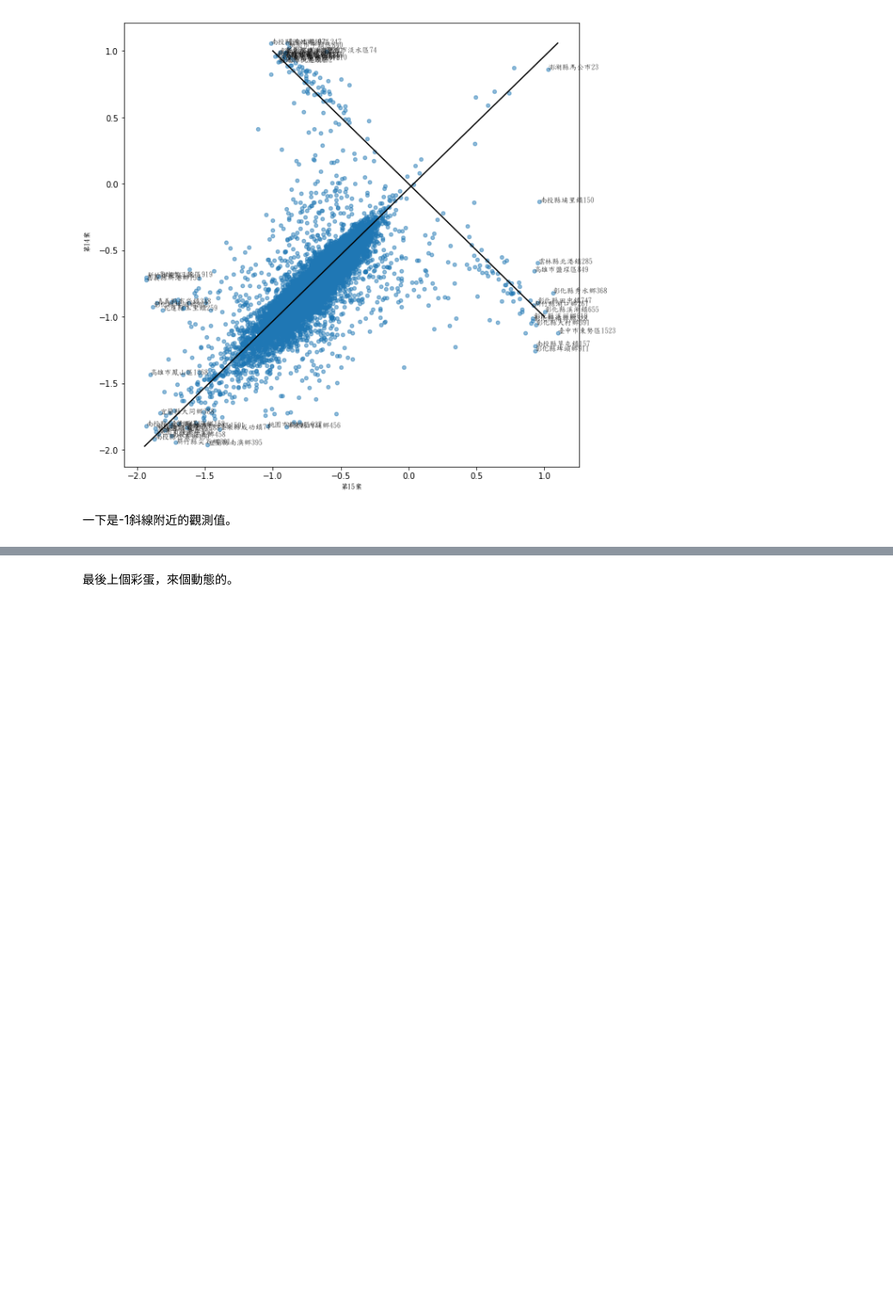
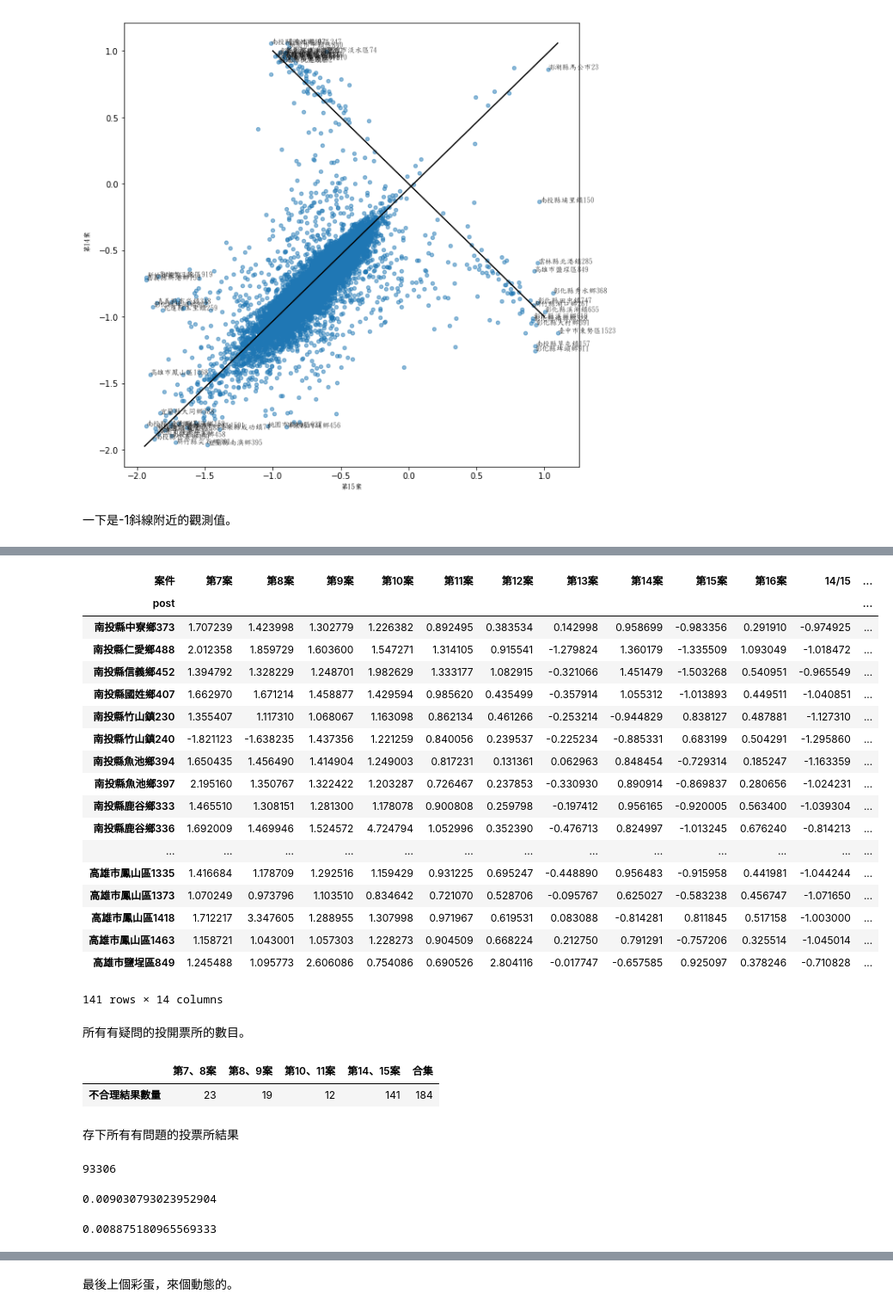
Before and after one commit to shevajia/TaiwanReferendum, a Jupyter notebook: TaiwanReferendum2018.ipynb, the cells around one changed output, grey strips where cells are left out. Shown at 86% size. Drawn from its saved outputs; the diff is of its cells as text; code cells hidden in the pictures; blank space fills up the shorter version.

```diff
--- a/TaiwanReferendum2018.ipynb
+++ b/TaiwanReferendum2018.ipynb
@@ -85,6 +33,7 @@ $\log(\frac{\#\text{yes}}{\#\text{no}})$，也就是邏輯迴歸中的log odds.
 # %%
 DF['odds'] = (DF['同意票數']+0.1)/(DF['不同意票數'] + 0.1)
 DF['log_odds'] = np.log(DF.odds)
+DF['post'] = DF['縣市'] + DF['鄉鎮市區'] +  DF['編號'].astype('str')
 # %% [markdown]
 我之前的分析發現金門和連江的鄉鎮的開票結果相較台灣和澎湖的結果極端，所以先排除金門和連江的觀測值。
 # %%
@@ -263,0 +183,7 @@ selected[(selected.iloc[:,-2]/selected.iloc[:,-3] > -1.1) & (selected.iloc[:,-2]
+# %%
+WDF_all = DF.pivot(index='post', columns='案件', values='log_odds')
+W = WDF_all.iloc[:,[7,8,9,0,1,2,3,4,5,6]]
+W['14/15'] = W['第14案']/ W['第15案']
+W['7/8']= W['第7案']/ W['第8案']
+W['8/9']= W['第8案']/ W['第9案']
+W['10/11']= W['第10案']/ W['第11案']
@@ -263,0 +210,24 @@ selected[(selected.iloc[:,-2]/selected.iloc[:,-3] > -1.1) & (selected.iloc[:,-2]
+# %%
+W[(W['14/15'] < - 0.7) & (W['14/15'] > - 1.3)]
+# %% [output]
+| 案件 | 第7案 | 第8案 | 第9案 | 第10案 | 第11案 | 第12案 | 第13案 | 第14案 | 第15案 | 第16案 | 14/15 | ... |
+| post |  |  |  |  |  |  |  |  |  |  |  | ... |
+| 南投縣中寮鄉373 | 1.707239 | 1.423998 | 1.302779 | 1.226382 | 0.892495 | 0.383534 | 0.142998 | 0.958699 | -0.983356 | 0.291910 | -0.974925 | ... |
+| 南投縣仁愛鄉488 | 2.012358 | 1.859729 | 1.603600 | 1.547271 | 1.314105 | 0.915541 | -1.279824 | 1.360179 | -1.335509 | 1.093049 | -1.018472 | ... |
+| 南投縣信義鄉452 | 1.394792 | 1.328229 | 1.248701 | 1.982629 | 1.333177 | 1.082915 | -0.321066 | 1.451479 | -1.503268 | 0.540951 | -0.965549 | ... |
+| 南投縣國姓鄉407 | 1.662970 | 1.671214 | 1.458877 | 1.429594 | 0.985620 | 0.435499 | -0.357914 | 1.055312 | -1.013893 | 0.449511 | -1.040851 | ... |
+| 南投縣竹山鎮230 | 1.355407 | 1.117310 | 1.068067 | 1.163098 | 0.862134 | 0.461266 | -0.253214 | -0.944829 | 0.838127 | 0.487881 | -1.127310 | ... |
+| 南投縣竹山鎮240 | -1.821123 | -1.638235 | 1.437356 | 1.221259 | 0.840056 | 0.239537 | -0.225234 | -0.885331 | 0.683199 | 0.504291 | -1.295860 | ... |
+| 南投縣魚池鄉394 | 1.650435 | 1.456490 | 1.414904 | 1.249003 | 0.817231 | 0.131361 | 0.062963 | 0.848454 | -0.729314 | 0.185247 | -1.163359 | ... |
+| 南投縣魚池鄉397 | 2.195160 | 1.350767 | 1.322422 | 1.203287 | 0.726467 | 0.237853 | -0.330930 | 0.890914 | -0.869837 | 0.280656 | -1.024231 | ... |
+| 南投縣鹿谷鄉333 | 1.465510 | 1.308151 | 1.281300 | 1.178078 | 0.900808 | 0.259798 | -0.197412 | 0.956165 | -0.920005 | 0.563400 | -1.039304 | ... |
+| 南投縣鹿谷鄉336 | 1.692009 | 1.469946 | 1.524572 | 4.724794 | 1.052996 | 0.352390 | -0.476713 | 0.824997 | -1.013245 | 0.676240 | -0.814213 | ... |
+| ... | ... | ... | ... | ... | ... | ... | ... | ... | ... | ... | ... | ... |
+| 高雄市鳳山區1335 | 1.416684 | 1.178709 | 1.292516 | 1.159429 | 0.931225 | 0.695247 | -0.448890 | 0.956483 | -0.915958 | 0.441981 | -1.044244 | ... |
+| 高雄市鳳山區1373 | 1.070249 | 0.973796 | 1.103510 | 0.834642 | 0.721070 | 0.528706 | -0.095767 | 0.625027 | -0.583238 | 0.456747 | -1.071650 | ... |
+| 高雄市鳳山區1418 | 1.712217 | 3.347605 | 1.288955 | 1.307998 | 0.971967 | 0.619531 | 0.083088 | -0.814281 | 0.811845 | 0.517158 | -1.003000 | ... |
+| 高雄市鳳山區1463 | 1.158721 | 1.043001 | 1.057303 | 1.228273 | 0.904509 | 0.668224 | 0.212750 | 0.791291 | -0.757206 | 0.325514 | -1.045014 | ... |
+| 高雄市鹽埕區849 | 1.245488 | 1.095773 | 2.606086 | 0.754086 | 0.690526 | 2.804116 | -0.017747 | -0.657585 | 0.925097 | 0.378246 | -0.710828 | ... |
+141 rows × 14 columns
+# %% [markdown]
+所有有疑問的投開票所的數目。
@@ -263,0 +241,8 @@ selected[(selected.iloc[:,-2]/selected.iloc[:,-3] > -1.1) & (selected.iloc[:,-2]
+# %%
+pd.DataFrame([len(index1), len(index2), len(index3), len(index4), len(index_all)], columns = ['不合理結果數量'],
+             index = ['第7、8案', '第8、9案', '第10、11案', '第14、15案', '合集']).T
+# %% [output]
+|  | 第7、8案 | 第8、9案 | 第10、11案 | 第14、15案 | 合集 |
+| 不合理結果數量 | 23 | 19 | 12 | 141 | 184 |
+# %% [markdown]
+存下所有有問題的投票所結果
@@ -263,0 +261,12 @@ selected[(selected.iloc[:,-2]/selected.iloc[:,-3] > -1.1) & (selected.iloc[:,-2]
+# %%
+DF[DF['案件'] == '第14案'].loc[index4, '有效票數'].sum()
+# %% [output]
+93306
+# %%
+DF[DF['案件'] == '第14案'].loc[index4, '有效票數'].sum()/ DF[DF['案件'] == '第14案']['有效票數'].sum()
+# %% [output]
+0.009030793023952904
+# %%
+len(index4)/len(W.index)
+# %% [output]
+0.008875180965569333
```
Also changed, not shown: parts of 11 cells of this notebook, 4 other files.
